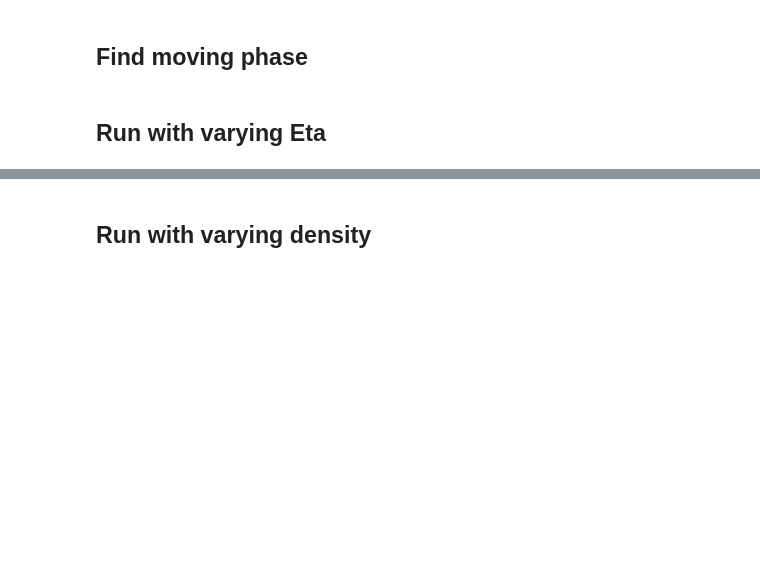
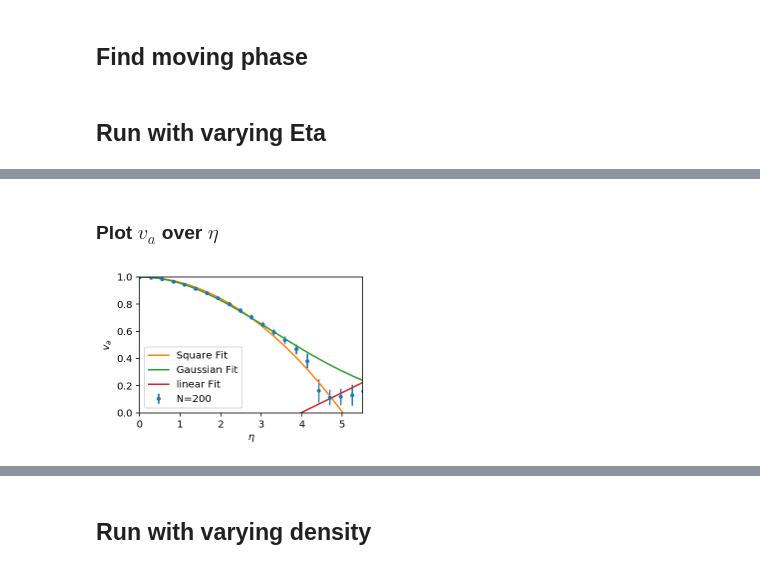
Before and after one commit to mismosmi/idea2birds, a Jupyter notebook: src/evaluate.ipynb, the cells around one changed output, grey strips where cells are left out. Drawn from its saved outputs; the diff is of its cells as text; code cells hidden in the pictures; blank space fills up the shorter version.

```diff
--- a/src/evaluate.ipynb
+++ b/src/evaluate.ipynb
@@ -111,0 +129,19 @@ plt.savefig('va_over_etac_minus_eta_over_etac.eps')
+# %% [markdown]
+### Plot $v_a$ over $\eta$
+# %%
+plt.figure(figsize=figsize)
+for c,n in enumerate(N):
+    plt.errorbar(Eta, va[c], yerr=errorbars[c], fmt='.', label="N="+str(n))
+plt.plot(Eta,finvsquare(Eta,sqwidth[0]), label='Square Fit')
+plt.plot(Eta,fgaus(Eta,sigma[0]), label='Gaussian Fit')
+plt.plot(Eta,flin(Eta,*linparams[0]), label='linear Fit')
+
+plt.xlabel("$\\eta$")
+plt.ylabel("$v_a$")
+plt.xlim([0,5.5])
+plt.ylim([0,1])
+plt.legend()
+
+plt.savefig(figpath+'va_over_eta.eps')
+# %% [output]
+[figure, added]
```
Also changed, not shown: parts of 13 cells of this notebook, 1 other file.
